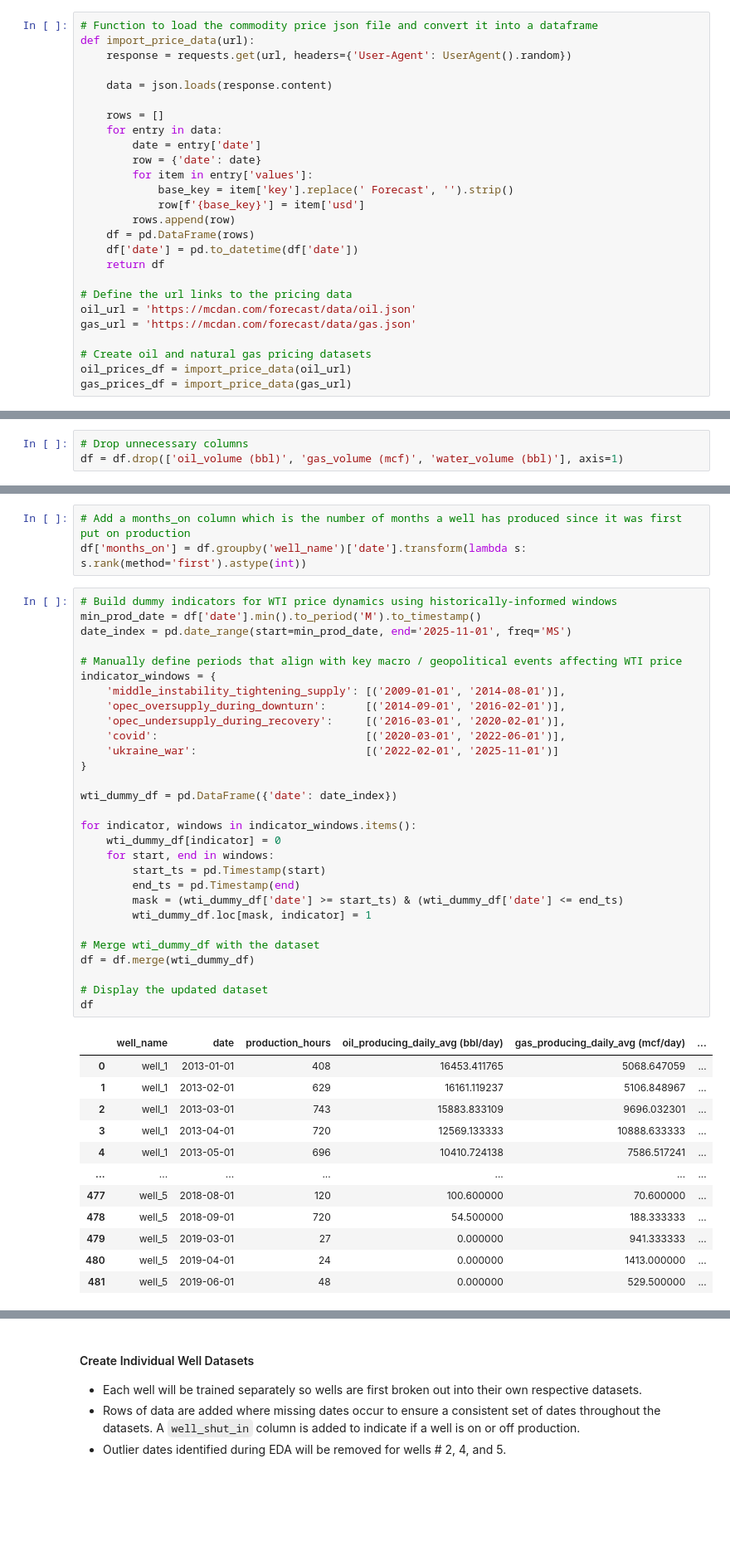
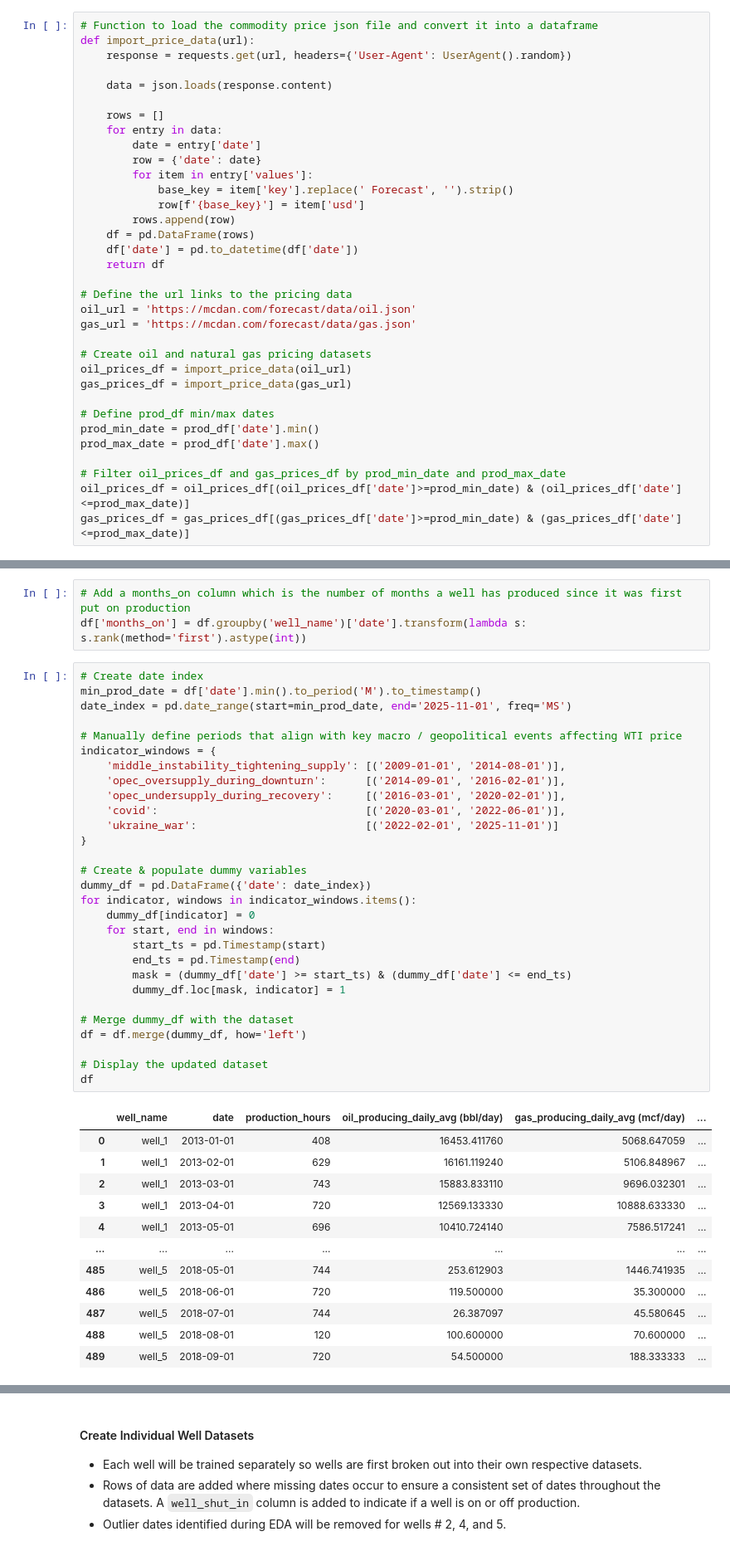
Before and after one commit to ryan-bulger/5511-Final-Project, a Jupyter notebook: lstm-oil-production-forecasting.ipynb, the cells around one changed output, grey strips where cells are left out. Shown at 83% size. Saved outputs shown, nothing was run; the diff lists cells and outputs as text; blank space fills up the shorter version.

```diff
--- a/lstm-oil-production-forecasting.ipynb
+++ b/lstm-oil-production-forecasting.ipynb
@@ -125,6 +125,14 @@ gas_url = 'https://mcdan.com/forecast/data/gas.json'
 # Create oil and natural gas pricing datasets
 oil_prices_df = import_price_data(oil_url)
 gas_prices_df = import_price_data(gas_url)
+
+# Define prod_df min/max dates
+prod_min_date = prod_df['date'].min()
+prod_max_date = prod_df['date'].max()
+
+# Filter oil_prices_df and gas_prices_df by prod_min_date and prod_max_date
+oil_prices_df = oil_prices_df[(oil_prices_df['date']>=prod_min_date) & (oil_prices_df['date']<=prod_max_date)]
+gas_prices_df = gas_prices_df[(gas_prices_df['date']>=prod_min_date) & (gas_prices_df['date']<=prod_max_date)]
 # %% [markdown]
 #### Merge Production & Pricing Datasets
 - Create the final dataset used for evaluation
@@ -652,6 +646,3 @@ acf_chart
-# %%
-# Drop unnecessary columns
-df = df.drop(['oil_volume (bbl)', 'gas_volume (mcf)', 'water_volume (bbl)'], axis=1)
 # %% [markdown]
 #### Add Columns
 - A `months_on` column is added that calculates the number of months the well has been on production since its first month of production.
@@ -660,44 +651,44 @@ df = df.drop(['oil_volume (bbl)', 'gas_volume (mcf)', 'water_volume (bbl)'], axi
 # Add a months_on column which is the number of months a well has produced since it was first put on production
 df['months_on'] = df.groupby('well_name')['date'].transform(lambda s: s.rank(method='first').astype(int))
 # %%
-# Build dummy indicators for WTI price dynamics using historically-informed windows
+# Create date index
 min_prod_date = df['date'].min().to_period('M').to_timestamp()
 date_index = pd.date_range(start=min_prod_date, end='2025-11-01', freq='MS')
 
 # Manually define periods that align with key macro / geopolitical events affecting WTI price
 indicator_windows = {
     'middle_instability_tightening_supply': [('2009-01-01', '2014-08-01')],
     'opec_oversupply_during_downturn':      [('2014-09-01', '2016-02-01')],
     'opec_undersupply_during_recovery':     [('2016-03-01', '2020-02-01')],
     'covid':                                [('2020-03-01', '2022-06-01')],
     'ukraine_war':                          [('2022-02-01', '2025-11-01')]
 }
 
-wti_dummy_df = pd.DataFrame({'date': date_index})
-
+# Create & populate dummy variables
+dummy_df = pd.DataFrame({'date': date_index})
 for indicator, windows in indicator_windows.items():
-    wti_dummy_df[indicator] = 0
+    dummy_df[indicator] = 0
     for start, end in windows:
         start_ts = pd.Timestamp(start)
         end_ts = pd.Timestamp(end)
-        mask = (wti_dummy_df['date'] >= start_ts) & (wti_dummy_df['date'] <= end_ts)
-        wti_dummy_df.loc[mask, indicator] = 1
+        mask = (dummy_df['date'] >= start_ts) & (dummy_df['date'] <= end_ts)
+        dummy_df.loc[mask, indicator] = 1
 
-# Merge wti_dummy_df with the dataset
-df = df.merge(wti_dummy_df)
+# Merge dummy_df with the dataset
+df = df.merge(dummy_df, how='left')
 
 # Display the updated dataset
 df
 # %% [output]
 |  | well_name | date | production_hours | oil_producing_daily_avg (bbl/day) | gas_producing_daily_avg (mcf/day) | ... |
-| 0 | well_1 | 2013-01-01 | 408 | 16453.411765 | 5068.647059 | ... |
-| 1 | well_1 | 2013-02-01 | 629 | 16161.119237 | 5106.848967 | ... |
-| 2 | well_1 | 2013-03-01 | 743 | 15883.833109 | 9696.032301 | ... |
-| 3 | well_1 | 2013-04-01 | 720 | 12569.133333 | 10888.633333 | ... |
-| 4 | well_1 | 2013-05-01 | 696 | 10410.724138 | 7586.517241 | ... |
+| 0 | well_1 | 2013-01-01 | 408 | 16453.411760 | 5068.647059 | ... |
+| 1 | well_1 | 2013-02-01 | 629 | 16161.119240 | 5106.848967 | ... |
+| 2 | well_1 | 2013-03-01 | 743 | 15883.833110 | 9696.032301 | ... |
+| 3 | well_1 | 2013-04-01 | 720 | 12569.133330 | 10888.633330 | ... |
+| 4 | well_1 | 2013-05-01 | 696 | 10410.724140 | 7586.517241 | ... |
 | ... | ... | ... | ... | ... | ... | ... |
-| 477 | well_5 | 2018-08-01 | 120 | 100.600000 | 70.600000 | ... |
-| 478 | well_5 | 2018-09-01 | 720 | 54.500000 | 188.333333 | ... |
-| 479 | well_5 | 2019-03-01 | 27 | 0.000000 | 941.333333 | ... |
-| 480 | well_5 | 2019-04-01 | 24 | 0.000000 | 1413.000000 | ... |
-| 481 | well_5 | 2019-06-01 | 48 | 0.000000 | 529.500000 | ... |
+| 485 | well_5 | 2018-05-01 | 744 | 253.612903 | 1446.741935 | ... |
+| 486 | well_5 | 2018-06-01 | 720 | 119.500000 | 35.300000 | ... |
+| 487 | well_5 | 2018-07-01 | 744 | 26.387097 | 45.580645 | ... |
+| 488 | well_5 | 2018-08-01 | 120 | 100.600000 | 70.600000 | ... |
+| 489 | well_5 | 2018-09-01 | 720 | 54.500000 | 188.333333 | ... |
```
Also changed, not shown: parts of 34 cells of this notebook, 1 other file.
